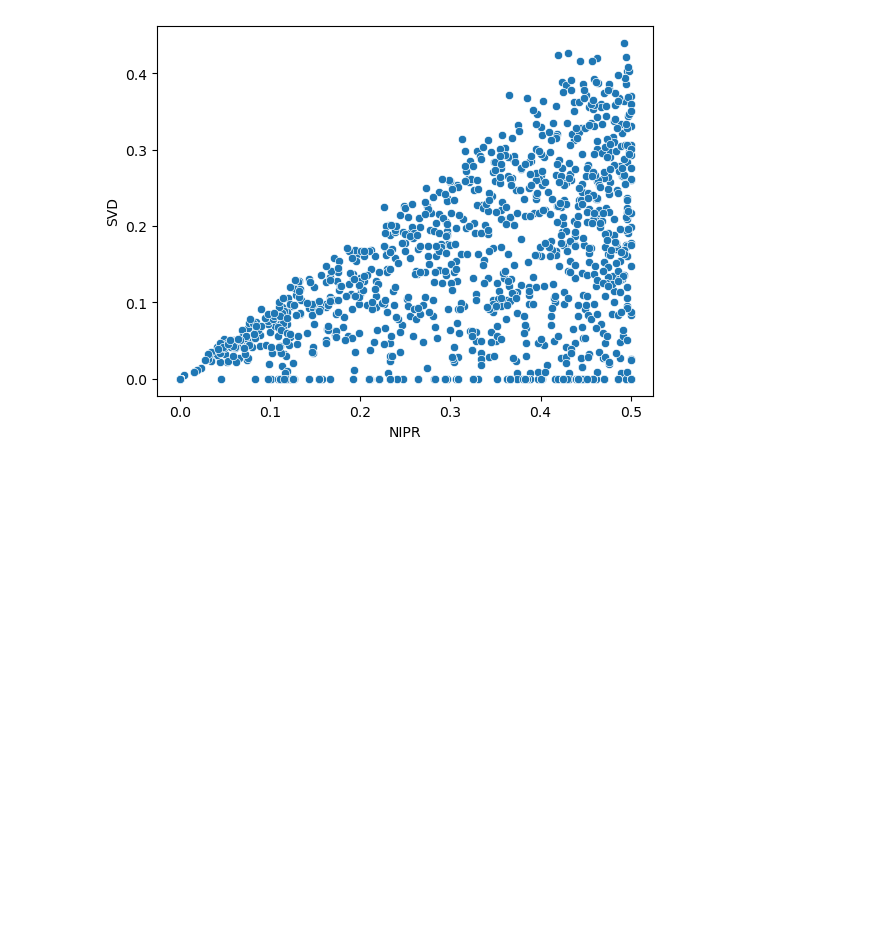
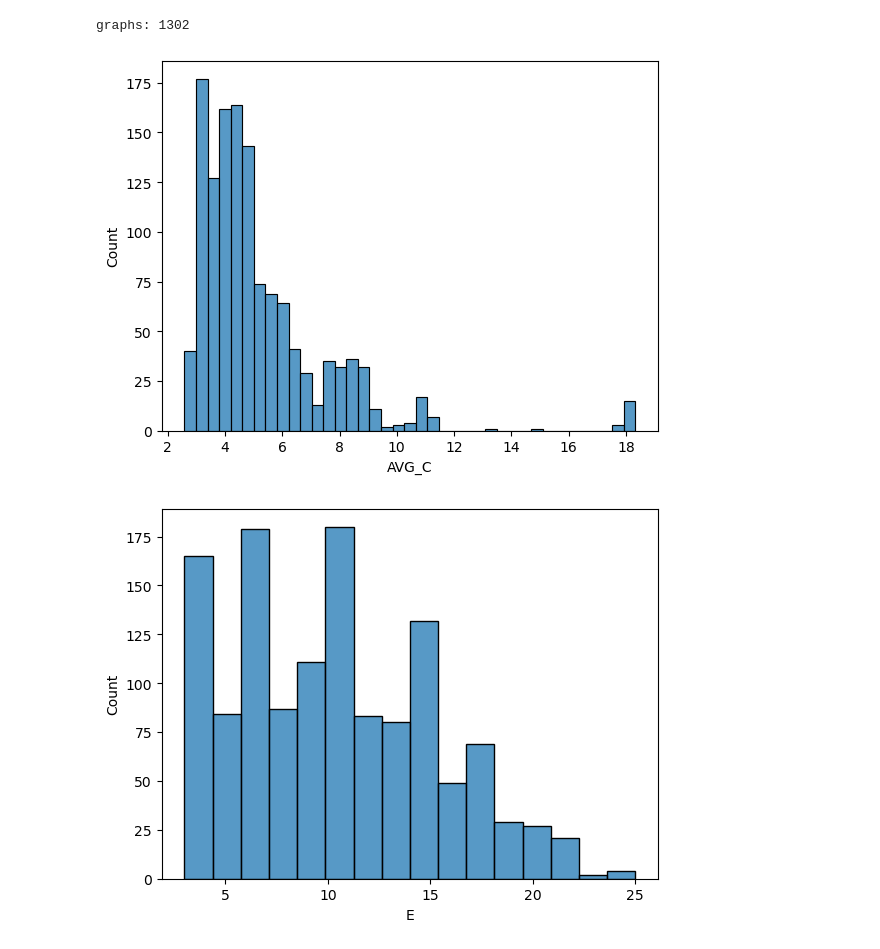
Before and after one commit to jakobgotberg/antagonism_in_hypernetworks, a Jupyter notebook: visuals/Plot_Scatter.ipynb, the cells around one changed output. Saved outputs shown, nothing was run; the diff lists cells and outputs as text; code cells hidden in the pictures; blank space fills up the shorter version.

Commit message:
No trivial graphs. comb func moved.

```diff
--- a/visuals/Plot_Scatter.ipynb
+++ b/visuals/Plot_Scatter.ipynb
@@ -6,16 +6,30 @@ import matplotlib.pyplot as plt
 # %%
 files = [p for p in glob.glob("../oriented_hypergraph_data-PID*.csv") if os.path.isfile(p)]
 
 df = pd.concat((pd.read_csv(p) for p in files), ignore_index=True)
-df = df[df["NIPR"] <= 0.5]
+print(f"graphs: {len(df)}")
+#sns.histplot(data=df, x="MB")
+sns.histplot(data=df, x="AVG_C")
+plt.show()
+sns.histplot(data=df, x="E")
+plt.show()
 
+
+#print(len(df))
+#df = df[df["E"] == 1]
+
+#df = df[df["V"] == 18]
 df['RHO'] = 1 - df['rho_sigma'] / df['rho_abs']
 df['SVD'] = 1 - df['svd_sigma'] / df['svd_abs']
 df['MBn'] = df['MB'] / df['E']
 
-sns.scatterplot(data=df, x="NIPR", y="SVD")
+sns.scatterplot(data=df, x="NIR", y="SVD")
+plt.show()
+sns.scatterplot(data=df, x="NIR", y="MBn")
 plt.show()
 
-df.corr()
+df[['MBn', 'RHO', 'SVD']].corr()
 # %% [output]
+graphs: 1302
-[figure, old version]
+[figure, new version]
+[figure, added]
```
Also changed, not shown: parts of 1 cell of this notebook, 4 other files.
